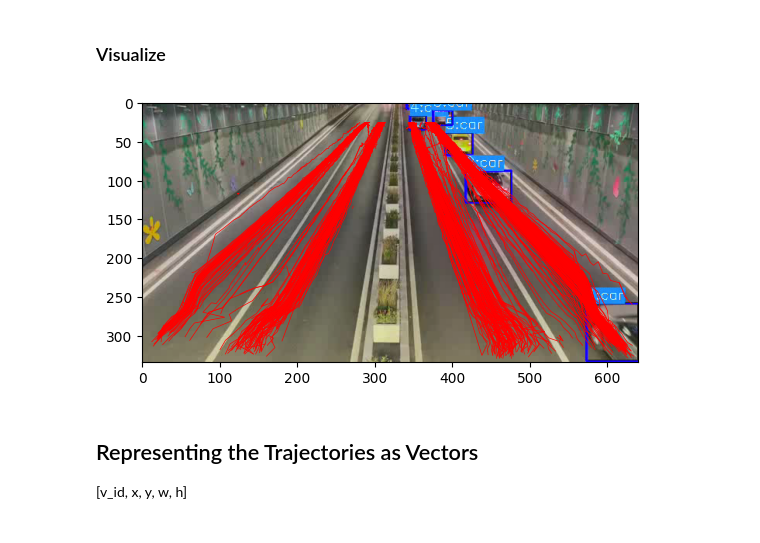
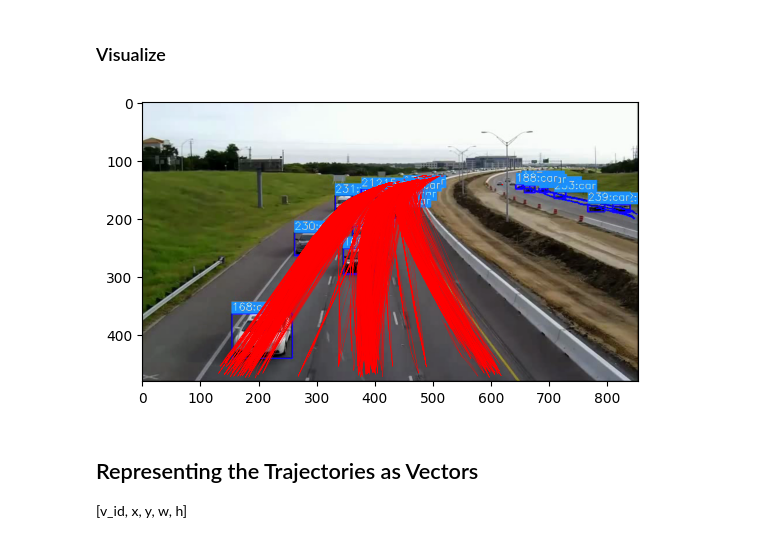
Before and after one commit to AdrielAmoguis/Road-Lane-Detection-With-YOLOv7-SORT, a Jupyter notebook: Demo.ipynb, the cells around one changed output. Drawn from its saved outputs; the diff is of its cells as text; code cells hidden in the pictures.

```diff
--- a/Demo.ipynb
+++ b/Demo.ipynb
@@ -56,5 +57,5 @@ dir_contents
 # %%
 LABELS_DIR = os.path.join(SOURCE_RUN_DIR, 'labels')
-SOURCE_VIDEO = os.path.join(SOURCE_RUN_DIR, dir_contents[2])
+SOURCE_VIDEO = os.path.join(SOURCE_RUN_DIR, dir_contents[1])
 SOURCE_VIDEO
 # %% [output]
@@ -78,9 +80,6 @@ img.shape
 ### Cropping
 # %%
 crop_x_min = 0
-crop_x_max = img.shape[1]
-crop_y_min = 25
+crop_x_max = 620 #img.shape[1]
+crop_y_min = 120
 crop_y_max = img.shape[0]
-# %%
-img = img[crop_y_min:crop_y_max, crop_x_min:crop_x_max]
-plt.imshow(img)
@@ -109,7 +105,8 @@ for frame in frames_trk_dets:
     frame_dets.append(ds)
 # %%
 # Define the first paramter, max vehicle ID
-MAX_VEHICLE_ID = 1584
+MAX_VEHICLE_ID = 601
+MAX_VEHICLE_ID += 1
 # %% [markdown]
 ### Visualize
 # %%
@@ -148,13 +145,13 @@ for vehicle_id in range(MAX_VEHICLE_ID):
 # %%
 for line in vehicle_lines:
     x = line["x_coords"]
     y = line["y_coords"]
-    plt.plot(x, y, color="red", linewidth=0.5)
+    plt.plot(x, y, color="red", linewidth=0.1)
 
 plt.imshow(img)
 plt.show()
 # %% [output]
-[figure, old version]
+[figure, new version]
 # %% [markdown]
 ## Representing the Trajectories as Vectors
 
```
Also changed, not shown: parts of 28 cells of this notebook.
